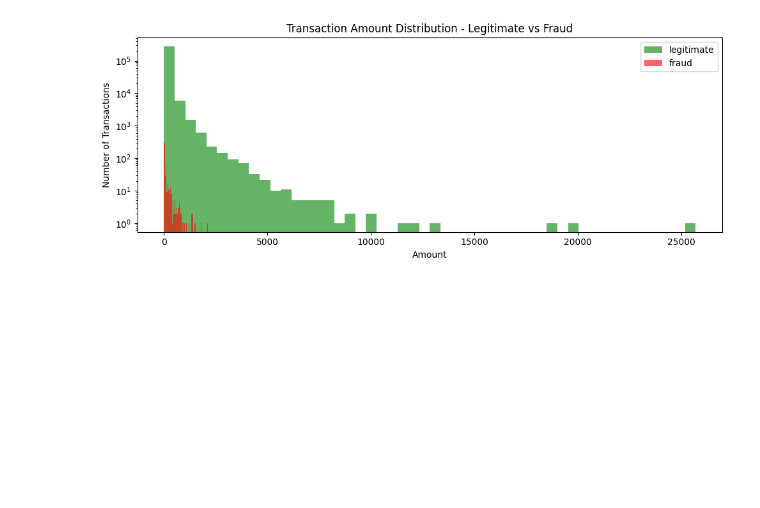
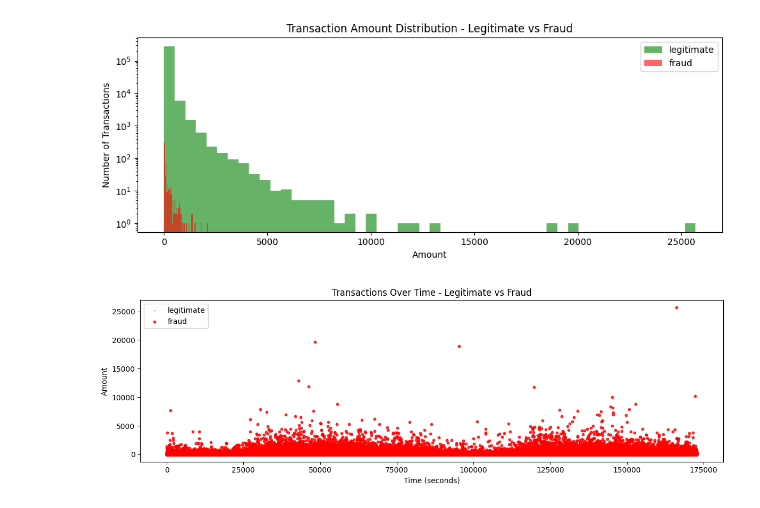
Before and after one commit to anshikag3006/fraud-detection-system, a Jupyter notebook: notebooks/01_data_exploration.ipynb, the cells around one changed output. Cells and saved outputs as stored; diff of their text form; code cells hidden in the pictures; blank space fills up the shorter version.

Commit message:
added time vs amount scatter plot, observed fraud spread across all time periods

```diff
--- a/notebooks/01_data_exploration.ipynb
+++ b/notebooks/01_data_exploration.ipynb
@@ -85,3 +85,20 @@ plt.savefig('../reports/amount_distribution.png')
 plt.show()
 # %% [output]
 [figure]
+# %%
+plt.figure(figsize= (12, 4))
+plt.scatter(df[df['Class']==0]['Time'],
+           df[df['Class']==1]['Amount'],
+           alpha=0.3, label='legitimate', s=1, color='green')
+
+plt.scatter(df[df['Class']==0]['Time'],
+           df[df['Class']==0]['Amount'],
+           alpha=0.8, label='fraud', s=10, color='red')
+
+plt.title('Transactions Over Time - Legitimate vs Fraud')
+plt.xlabel('Time (seconds)')
+plt.ylabel('Amount')
+plt.legend()
+plt.tight_layout()
+# %% [output]
+[figure, added]
```
